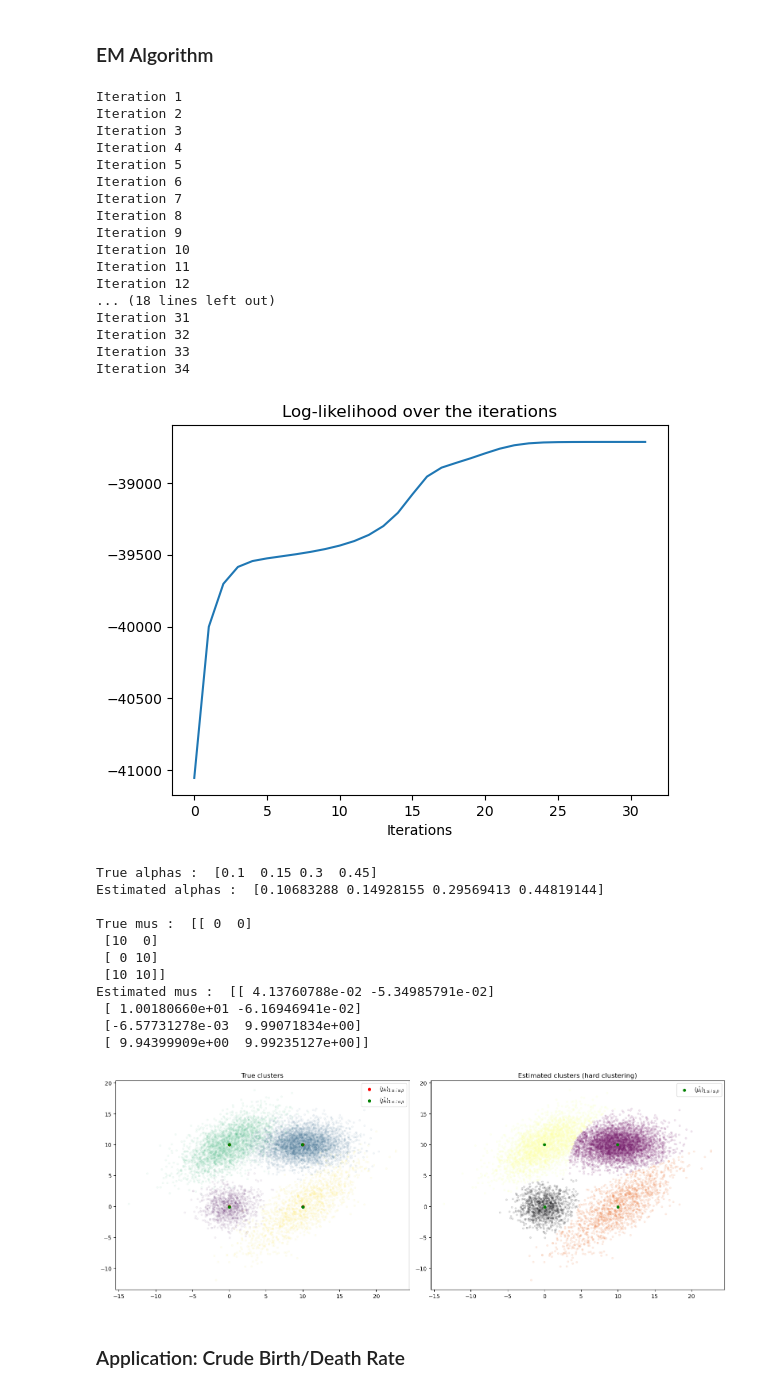
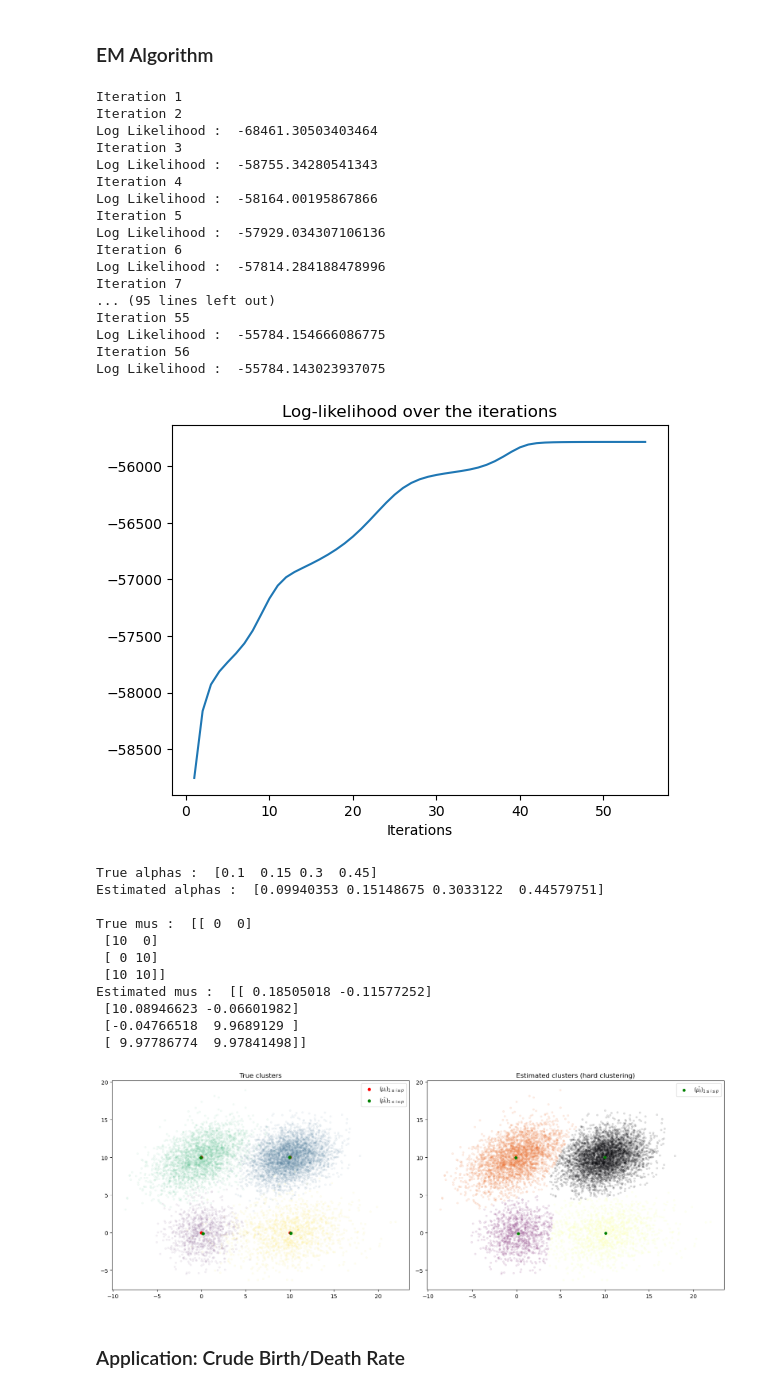
Before and after one commit to meilame-tayebjee/Comp_Stats_Lab, a Jupyter notebook: TD2/TD2.ipynb, the cells around one changed output. Drawn from its saved outputs; the diff is of its cells as text; code cells hidden in the pictures.

```diff
--- a/TD2/TD2.ipynb
+++ b/TD2/TD2.ipynb
@@ -199,23 +202,18 @@ def EM_Algorithm(X, alphas_init, mus_init, Sigmas_init, Niter = 100, eps = 1e-2,
 
     return log_likelihoods, all_alphas, all_mus, all_Sigmas, all_taus
 # %%
-#------INIT------#
-
-mus_init = np.random.randn(p,2) #Initialization of the estimator of mus
-
-#Initialization of the estimator of Sigmas
-Sigmas_init = np.zeros((2,2,p))
+#Initialization of the parameters
+d= 2
+alphas_init = [1/p]*p
+X = np.array(X)
+mus_init = X[np.random.choice(N, p, replace=False)]
+Sigmas_init = np.zeros((d,d,p))
 for j in range(p):
-    A = np.random.rand(2,2)
-    Sigmas_init[: ,: , j] = A.T @ A +np.eye(2)
-
-
-alphas_init = np.random.rand(p)
-alphas_init /=  np.sum(alphas_init) #Initialization of the estimator of alphas
+    Sigmas_init[:,:,j] = np.eye(d) * np.mean(np.var(X, axis=0) / p)
 
 #------EM ALGORITHM------#
-log_likelihoods, all_alphas, all_mus, all_Sigmas, all_taus = EM_Algorithm(X, alphas_init, mus_init, Sigmas_init, reg = 0, verbose=True)
-plt.plot(range(len(log_likelihoods)), log_likelihoods)
+log_likelihoods, all_alphas, all_mus, all_Sigmas, all_taus = EM_Algorithm(X, 4, alphas_init, mus_init, Sigmas_init, reg = 0, verbose=True, Niter=100)
+plt.plot(range(1, len(log_likelihoods)), log_likelihoods[1:])
 plt.title("Log-likelihood over the iterations")
 plt.xlabel("Iterations")
 plt.show()
@@ -247,50 +245,50 @@ print("Estimated mus : ", predicted_mus)
 
 #------Plot estimated clusters------#
 fig = plt.figure(figsize=(16, 6))
 plt.subplot(1,2,1)
 plt.scatter([x[0] for x in X], [x[1] for x in X], s = 10, alpha = 0.05, c=Z, cmap='viridis')
 plt.scatter([mus[i][0] for i in range(p)], [mus[i][1] for i in range(p)], color = 'red', s = 25, label = "$(\mu_i)_{1 \leq i \leq p}$")
 plt.scatter([predicted_mus[i][0] for i in range(p)], [predicted_mus[i][1] for i in range(p)], color = 'green', s = 25, label = "$(\hat{\mu_i})_{1 \leq i \leq p}$")
 plt.title("True clusters")
 plt.legend()
 plt.subplot(1,2,2)
 scatter = plt.scatter([x[0] for x in X], [x[1] for x in X], s = 10, alpha = 0.1, c=hard_clustering, cmap='inferno')
 plt.scatter([predicted_mus[i][0] for i in range(p)], [predicted_mus[i][1] for i in range(p)], color = 'green', s = 20, label = "$(\hat{\mu_i})_{1 \leq i \leq p}$")
 plt.title("Estimated clusters (hard clustering)")
 plt.legend()
 plt.tight_layout()
 plt.show()
 # %% [output]
 Iteration 1
 Iteration 2
+Log Likelihood :  -68461.30503403464
 Iteration 3
+Log Likelihood :  -58755.34280541343
 Iteration 4
+Log Likelihood :  -58164.00195867866
 Iteration 5
+Log Likelihood :  -57929.034307106136
 Iteration 6
+Log Likelihood :  -57814.284188478996
 Iteration 7
-Iteration 8
-Iteration 9
-Iteration 10
-Iteration 11
-Iteration 12
-... (18 lines left out)
-Iteration 31
-Iteration 32
-Iteration 33
-Iteration 34
+... (95 lines left out)
+Iteration 55
+Log Likelihood :  -55784.154666086775
+Iteration 56
+Log Likelihood :  -55784.143023937075
-[figure, old version]
+[figure, new version]
 True alphas :  [0.1  0.15 0.3  0.45]
-Estimated alphas :  [0.10683288 0.14928155 0.29569413 0.44819144]
+Estimated alphas :  [0.09940353 0.15148675 0.3033122  0.44579751]
 
 True mus :  [[ 0  0]
  [10  0]
  [ 0 10]
  [10 10]]
-Estimated mus :  [[ 4.13760788e-02 -5.34985791e-02]
- [ 1.00180660e+01 -6.16946941e-02]
- [-6.57731278e-03  9.99071834e+00]
- [ 9.94399909e+00  9.99235127e+00]]
+Estimated mus :  [[ 0.18505018 -0.11577252]
+ [10.08946623 -0.06601982]
+ [-0.04766518  9.9689129 ]
+ [ 9.97786774  9.97841498]]
-[figure, old version]
+[figure, new version]
 # %% [markdown]
 ### Application: Crude Birth/Death Rate
 # %%
```
Also changed, not shown: parts of 19 cells of this notebook, 1 other file.
